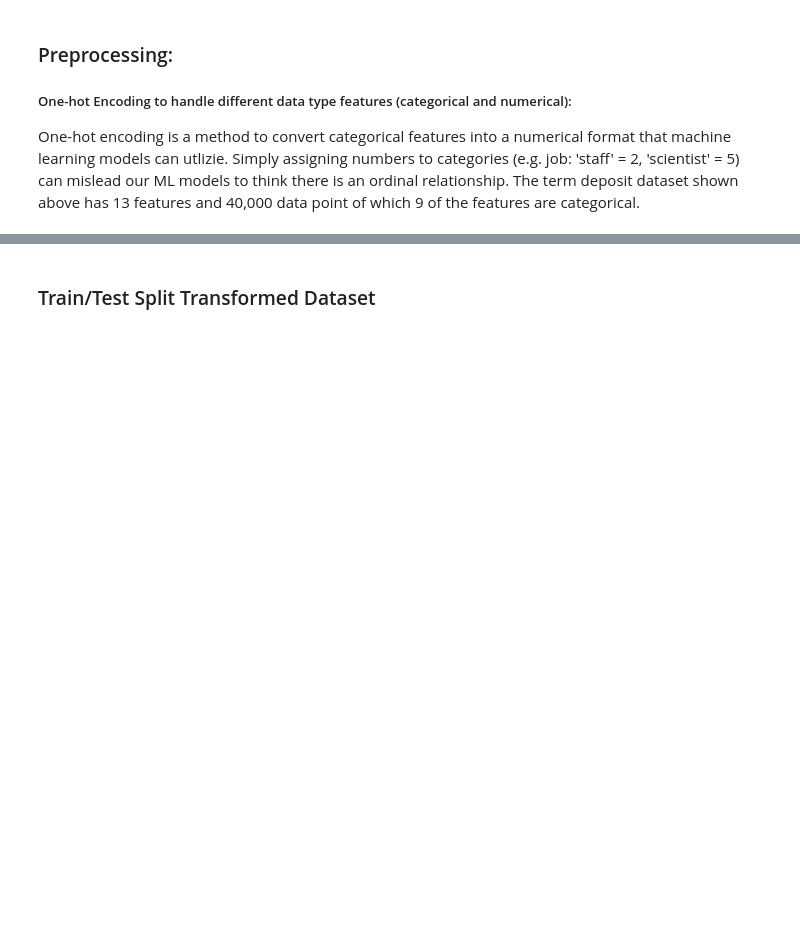
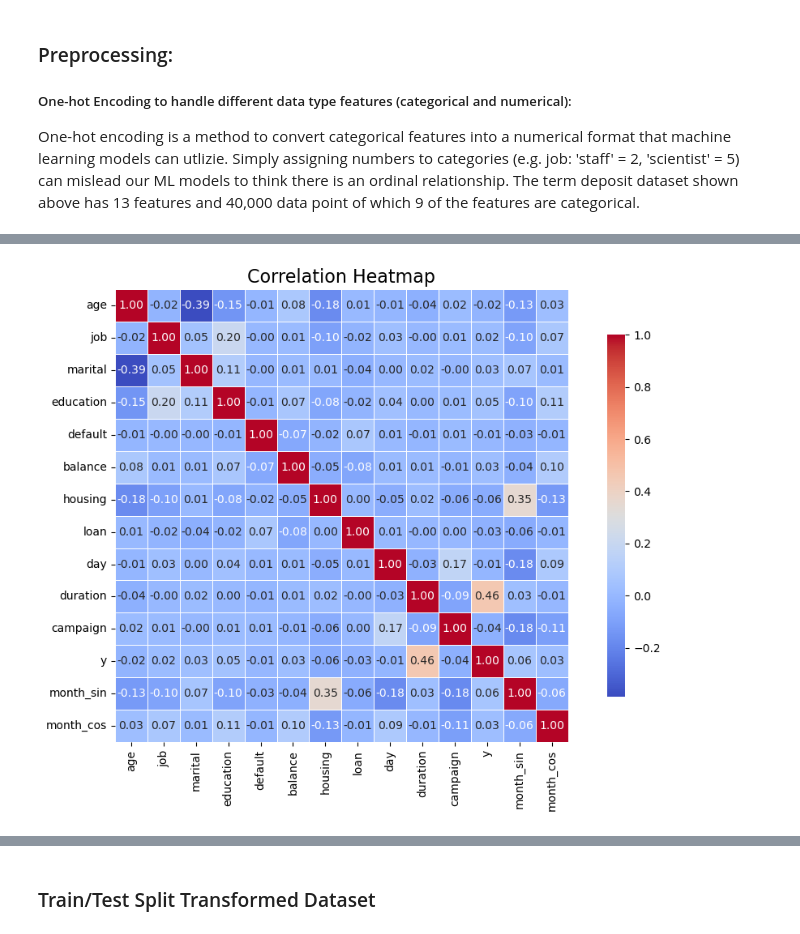
Before and after one commit to Sooihk/Apziva-Project-Term-Deposit-Marketing, a Jupyter notebook: notebooks/term_deposit_marketing.ipynb, the cells around one changed output, grey strips where cells are left out. Saved outputs shown, nothing was run; the diff lists cells and outputs as text; code cells hidden in the pictures; blank space fills up the shorter version.

```diff
--- a/notebooks/term_deposit_marketing.ipynb
+++ b/notebooks/term_deposit_marketing.ipynb
@@ -407,0 +568,27 @@ One-hot encoding is a method to convert categorical features into a numerical fo
+# %%
+
+# heatmap ofr
+def heatmap_new(term_deposit):
+    correlation_deposit = term_deposit.copy()
+    correlation_matrix = correlation_deposit.corr()
+    fig, ax = plt.subplots(figsize=(10,7))
+
+    sns.heatmap(
+        correlation_matrix,
+        annot=True,
+        cmap='coolwarm',
+        fmt='.2f',
+        linewidth=0.5,
+        square=True,
+        cbar_kws={'shrink':0.8},
+        ax=ax
+        )
+    # Set Title
+    ax.set_title("Correlation Heatmap", fontsize=16)
+    # Adjust layout to prevent clipping
+    fig.tight_layout()
+    # Show plot
+    plt.show()
+heatmap_new(term_deposit_changed_v2)
+# %% [output]
+[figure, added]
```
Also changed, not shown: parts of 42 cells of this notebook, 2 other files.
